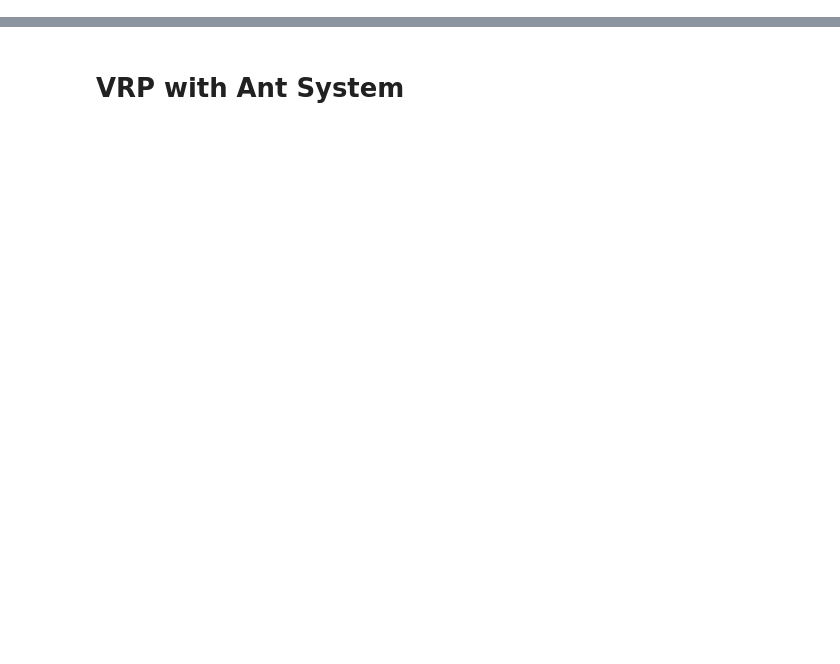
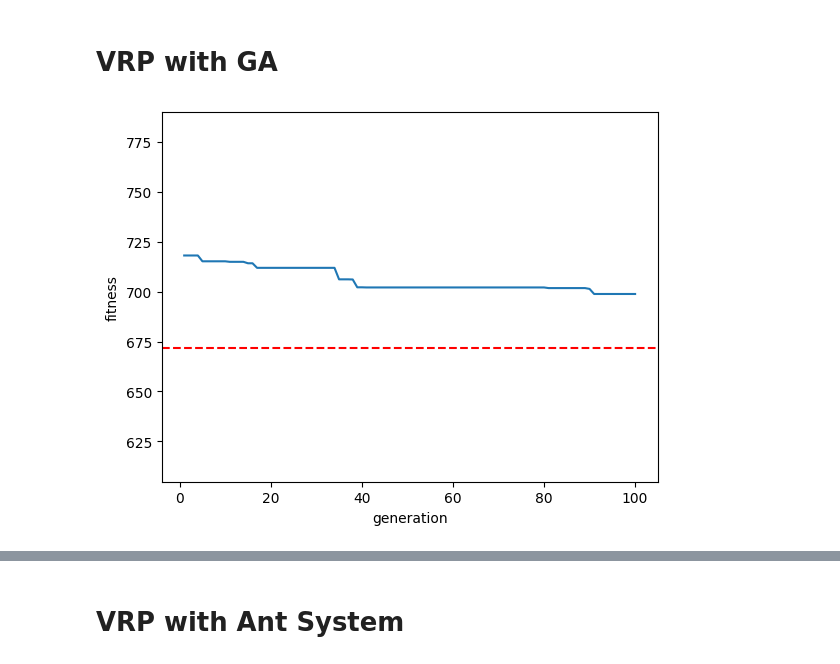
Before and after one commit to MarkusKiesel93/Self-Organizing_Systems, a Jupyter notebook: exercise_1/VRP.ipynb, the cells around one changed output, grey strips where cells are left out. Drawn from its saved outputs; the diff is of its cells as text; code cells hidden in the pictures; blank space fills up the shorter version.

Commit message:
added vrp genetic alg

```diff
--- a/exercise_1/VRP.ipynb
+++ b/exercise_1/VRP.ipynb
@@ -12,0 +15,16 @@ from src.algorithms.ant_vrp import AntVRP
+# %% [markdown]
+# VRP with GA
+# %%
+PROBLEM_INSTANCE_NAME = 'B-n31-k5'
+
+tsp_loader = VRPLoader(PROBLEM_INSTANCE_NAME)
+coordinates, problem_instance, demand, capacity, best_solution, best_solution_cost = tsp_loader.load_problem_instance()
+ga = GeneticAltorithmVRP(problem_instance, coordinates, demand, capacity)
+ga.run()
+stats_df = ga.fitness_df()
+chart = sns.lineplot(data=stats_df, x='generation', y='fitness')
+plt.ylim(best_solution_cost * 0.9, stats_df.fitness.max() * 1.1)
+chart.axhline(best_solution_cost, color='red', linestyle='--')
+plt.show()
+# %% [output]
+[figure, added]
```
Also changed, not shown: parts of 6 cells of this notebook.
